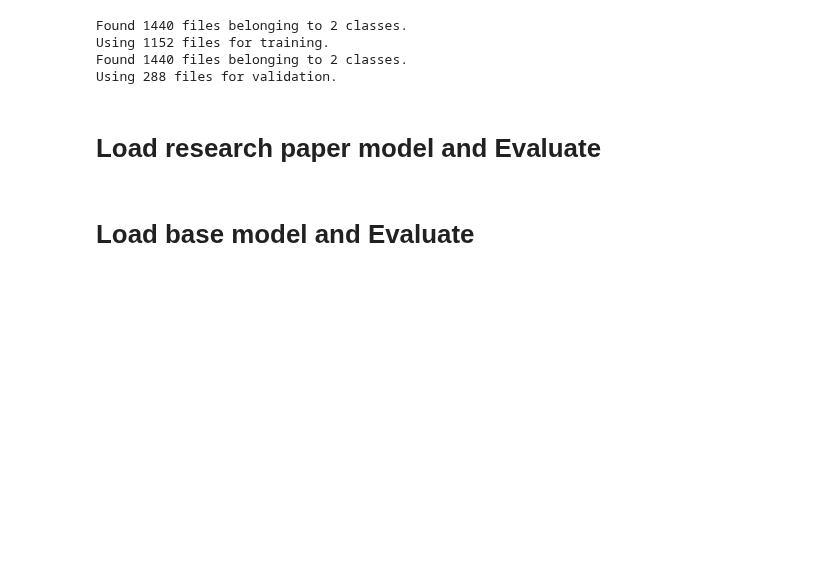
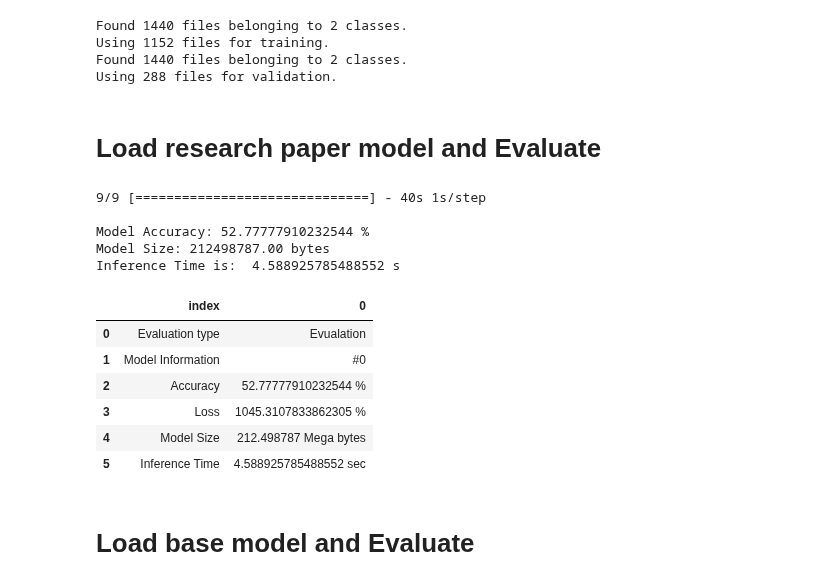
Before and after one commit to nagusubra/Solar_panel_dust_detection, a Jupyter notebook: Final_report.ipynb, the cells around one changed output. Cells and saved outputs as stored; diff of their text form; code cells hidden in the pictures; blank space fills up the shorter version.

```diff
--- a/Final_report.ipynb
+++ b/Final_report.ipynb
@@ -230,6 +232,27 @@ Found 1440 files belonging to 2 classes.
 Using 288 files for validation.
 # %% [markdown]
 # Load research paper model and Evaluate
+# %%
+research_paper_model_path = '/content/drive/MyDrive/Solar_panel_dust_detection/final_base_model/research_paper_model.h5'
+research_paper_model = tf.keras.models.load_model(research_paper_model_path)
+# %%
+research_model_test_acc, research_model_model_size, research_model_executionTime, research_model_evulation_df = evaluate_model_without_saving_stats(research_paper_model, research_paper_model_path, "#0", val_dataset)
+# %% [output]
+9/9 [==============================] - 40s 1s/step
+
+Model Accuracy: 52.77777910232544 %
+Model Size: 212498787.00 bytes
+Inference Time is:  4.588925785488552 s
+# %%
+research_model_evulation_df
+# %% [output]
+|  | index | 0 |
+| 0 | Evaluation type | Evualation |
+| 1 | Model Information | #0 |
+| 2 | Accuracy | 52.77777910232544 % |
+| 3 | Loss | 1045.3107833862305 % |
+| 4 | Model Size | 212.498787 Mega bytes |
+| 5 | Inference Time | 4.588925785488552 sec |
 # %% [markdown]
 # Load base model and Evaluate
 # %%
```
Also changed, not shown: parts of 1 cell of this notebook.
